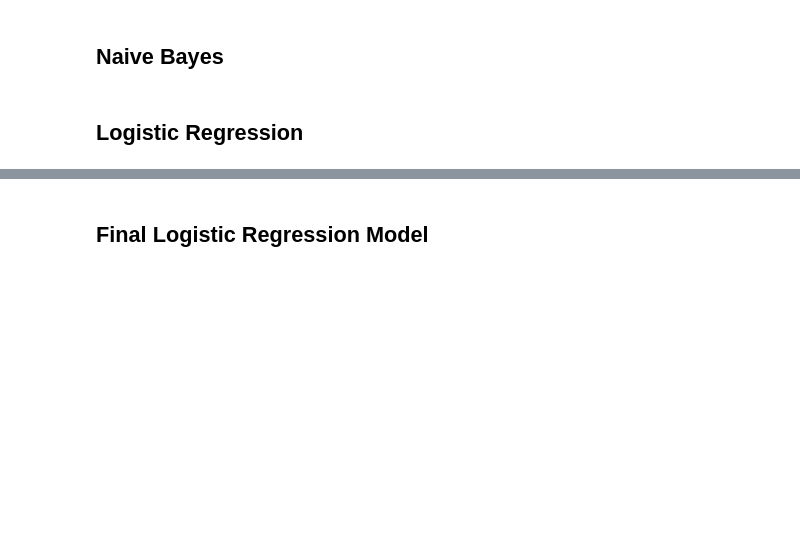
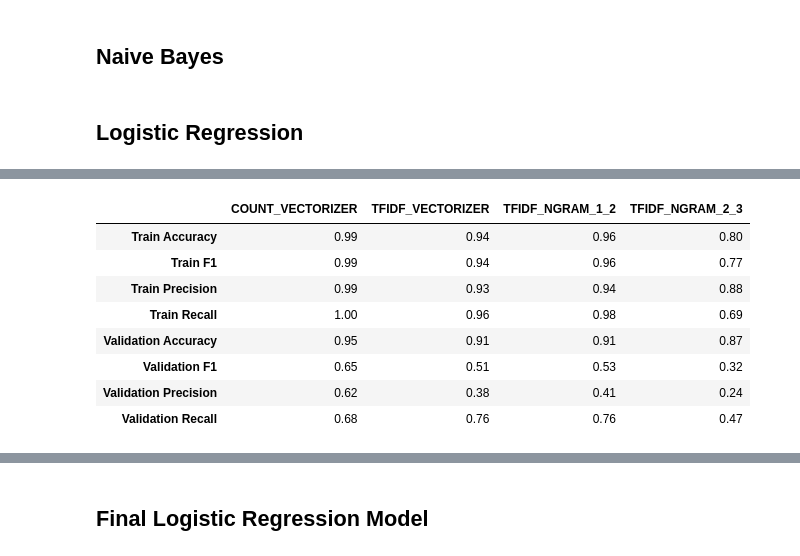
Before and after one commit to mguptaphd/Twitter-Hate-Classification-Project, a Jupyter notebook: Twitter_Classification_Notebook_Test.ipynb, the cells around one changed output, grey strips where cells are left out. Saved outputs shown, nothing was run; the diff lists cells and outputs as text; code cells hidden in the pictures; blank space fills up the shorter version.

```diff
--- a/Twitter_Classification_Notebook_Test.ipynb
+++ b/Twitter_Classification_Notebook_Test.ipynb
@@ -380,8 +334,17 @@ LR_cw_lemm
 # %%
 #Logistic Regression: compare vectorizers using lemmitizing + upsampling
-LR_cw_lemm = wrapper_compare_vectorizations(X_train_up.lem_tweet,
-                            y_train_up, X_val.lem_tweet, y_val,
-                            LogisticRegression(class_weight='balanced', solver = 'lbfgs'),
-                                            vectorization_list, apply_smote = False)
-
-pd.DataFrame(LR_cw_lemm)
+lr_results3 = wrapper_compare_vectorizations(X_train.lem_tweet,
+                            y_train, X_val.lem_tweet, y_val,
+                            LogisticRegression(solver = 'lbfgs',
+                            random_state = 10), vectorization_list, sampling = 'upsample')
+lr_results3
+# %% [output]
+|  | COUNT_VECTORIZER | TFIDF_VECTORIZER | TFIDF_NGRAM_1_2 | TFIDF_NGRAM_2_3 |
+| Train Accuracy | 0.99 | 0.94 | 0.96 | 0.80 |
+| Train F1 | 0.99 | 0.94 | 0.96 | 0.77 |
+| Train Precision | 0.99 | 0.93 | 0.94 | 0.88 |
+| Train Recall | 1.00 | 0.96 | 0.98 | 0.69 |
+| Validation Accuracy | 0.95 | 0.91 | 0.91 | 0.87 |
+| Validation F1 | 0.65 | 0.51 | 0.53 | 0.32 |
+| Validation Precision | 0.62 | 0.38 | 0.41 | 0.24 |
+| Validation Recall | 0.68 | 0.76 | 0.76 | 0.47 |
```
Also changed, not shown: parts of 72 cells of this notebook, 3 other files.
